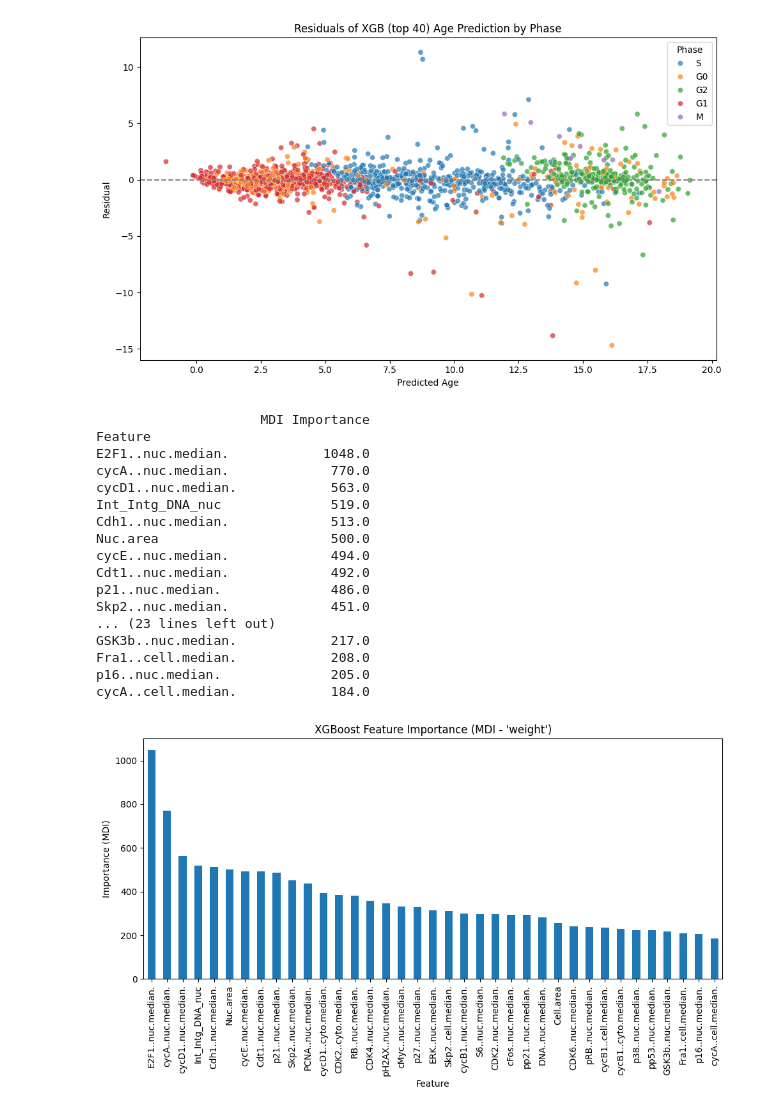
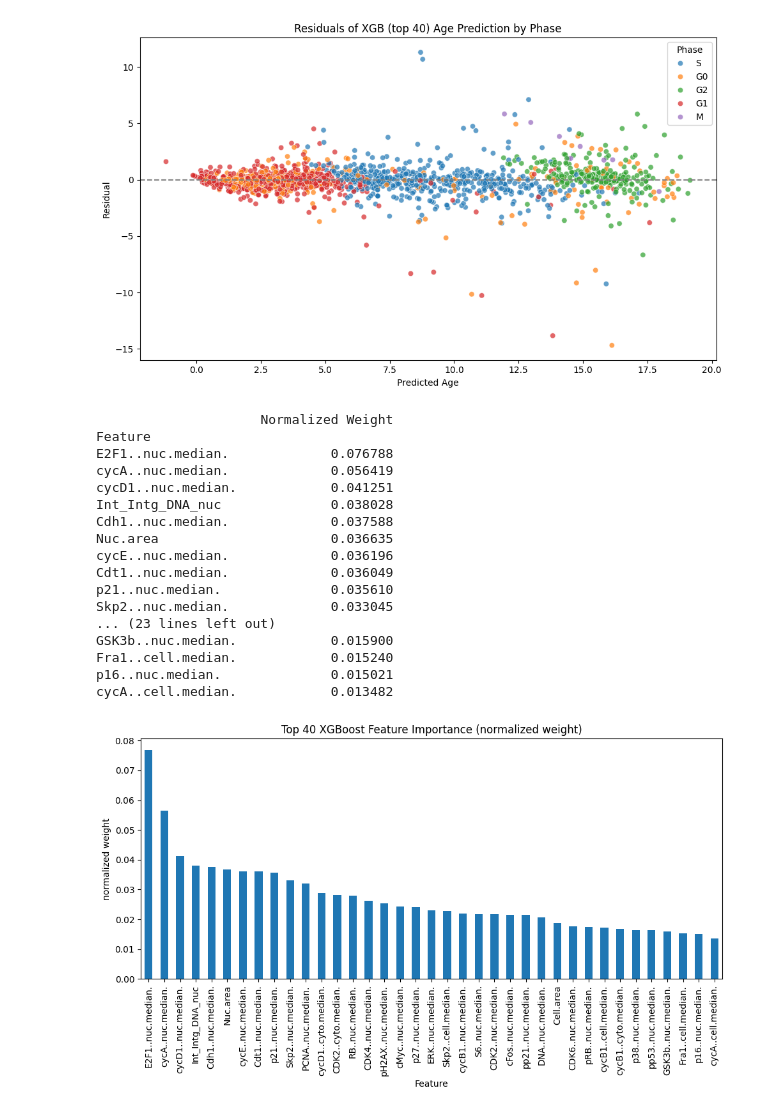
Before and after one commit to mariahgloehr/IICD, a Jupyter notebook: XGBoost/xgb_top40_regression.ipynb, the cells around one changed output. Drawn from its saved outputs; the diff is of its cells as text; code cells hidden in the pictures.

```diff
--- a/XGBoost/xgb_top40_regression.ipynb
+++ b/XGBoost/xgb_top40_regression.ipynb
@@ -162,40 +162,45 @@ plt.show()
 # %%
 # MDI feature ranking (weight)
 booster = xgb_model.get_booster()
 
 # Get importance by "weight" (~ MDI)
 importance_dict = booster.get_score(importance_type='weight')
 
-# Convert to DataFrame
-importance_df = pd.DataFrame.from_dict(importance_dict, orient='index', columns=['MDI Importance'])
+# Normalize to sum to 1
+total = sum(importance_dict.values())
+normalized_scores = {k: v / total for k, v in importance_dict.items()}
+
+
+importance_df = pd.DataFrame.from_dict(normalized_scores, orient='index', columns=['Normalized Weight'])
 importance_df.index.name = 'Feature'
-importance_df = importance_df.sort_values(by='MDI Importance', ascending=False)
-
-# Display
+importance_df = importance_df.sort_values(by='Normalized Weight', ascending=False)
 print(importance_df)
 
 # Optional: Plot
 importance_df.plot(kind='bar', figsize=(10, 6), legend=False)
-plt.title("XGBoost Feature Importance (MDI - 'weight')")
-plt.ylabel("Importance (MDI)")
+plt.title("Top 40 XGBoost Feature Importance (normalized weight)")
+plt.ylabel("normalized weight")
 plt.tight_layout()
+# Save the plot
+plot_path = "xgb_regression_importance_top40.png"
+plt.savefig(plot_path, dpi=300)
 plt.show()
 # %% [output]
-                     MDI Importance
+                     Normalized Weight
 Feature
-E2F1..nuc.median.            1048.0
-cycA..nuc.median.             770.0
-cycD1..nuc.median.            563.0
-Int_Intg_DNA_nuc              519.0
-Cdh1..nuc.median.             513.0
-Nuc.area                      500.0
-cycE..nuc.median.             494.0
-Cdt1..nuc.median.             492.0
-p21..nuc.median.              486.0
-Skp2..nuc.median.             451.0
+E2F1..nuc.median.             0.076788
+cycA..nuc.median.             0.056419
+cycD1..nuc.median.            0.041251
+Int_Intg_DNA_nuc              0.038028
+Cdh1..nuc.median.             0.037588
+Nuc.area                      0.036635
+cycE..nuc.median.             0.036196
+Cdt1..nuc.median.             0.036049
+p21..nuc.median.              0.035610
+Skp2..nuc.median.             0.033045
 ... (23 lines left out)
-GSK3b..nuc.median.            217.0
-Fra1..cell.median.            208.0
-p16..nuc.median.              205.0
-cycA..cell.median.            184.0
+GSK3b..nuc.median.            0.015900
+Fra1..cell.median.            0.015240
+p16..nuc.median.              0.015021
+cycA..cell.median.            0.013482
-[figure, old version]
+[figure, new version]
```
Also changed, not shown: 8 other files.
